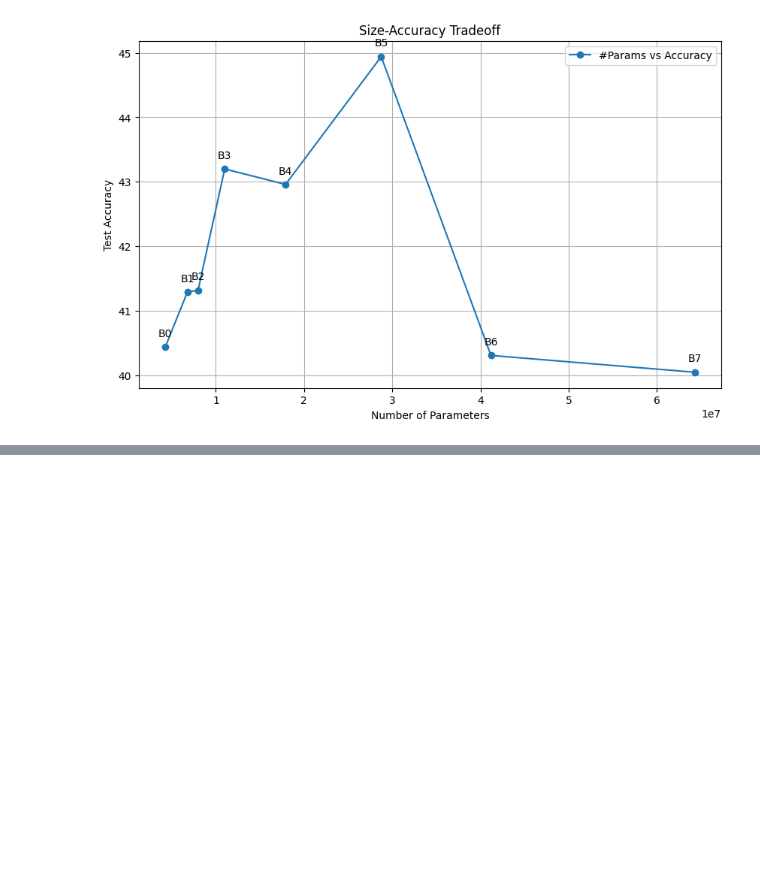
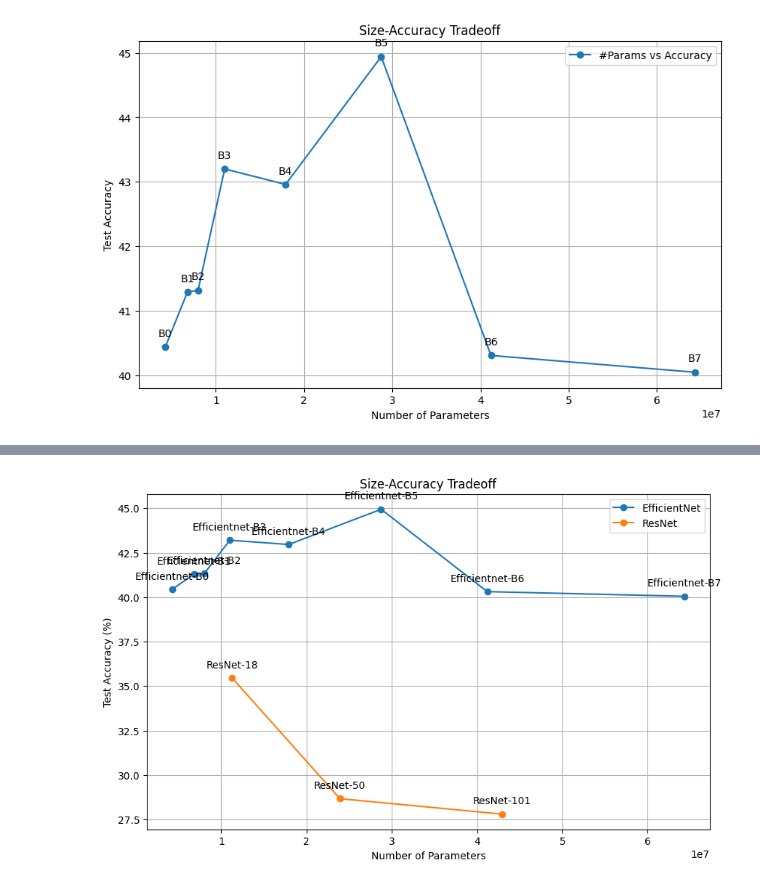
Before and after one commit to soom1017/AUE8088-PA1, a Jupyter notebook: visualize_tradeoff.ipynb, the cells around one changed output, grey strips where cells are left out. Drawn from its saved outputs; the diff is of its cells as text; code cells hidden in the pictures; blank space fills up the shorter version.

```diff
--- a/visualize_tradeoff.ipynb
+++ b/visualize_tradeoff.ipynb
@@ -101,0 +180,34 @@ plt.show()
+# %%
+params = []
+for num in range(8):
+    model = SimpleClassifier(
+        model_name=f'efficientnet_b{num}',
+        num_classes=200,
+    )
+    param = sum(p.numel() for p in model.parameters() if p.requires_grad)
+    params.append(param)
+
+for num in [18, 50, 101]:
+    model = SimpleClassifier(
+        model_name=f'resnet{num}',
+        num_classes=200,
+    )
+    param = sum(p.numel() for p in model.parameters() if p.requires_grad)
+    params.append(param)
+
+plt.figure(figsize=(10, 6))
+plt.plot(params[:-3], accuracies[:-3], marker='o', label='EfficientNet')
+for i in range(len(params)-3):
+    plt.annotate(f'Efficientnet-B{i}', (params[i], accuracies[i]), textcoords="offset points", xytext=(0,10), ha='center')
+plt.plot(params[-3:], accuracies[-3:], marker='o', label='ResNet')
+ann = ['ResNet-18', 'ResNet-50', 'ResNet-101']
+for i in range(len(params)-3, len(params)):
+    plt.annotate(ann[i-(len(params)-3)], (params[i], accuracies[i]), textcoords="offset points", xytext=(0,10), ha='center')
+plt.xlabel('Number of Parameters')
+plt.ylabel('Test Accuracy (%)')
+plt.title('Size-Accuracy Tradeoff')
+plt.legend()
+plt.grid(True)
+plt.show()
+# %% [output]
+[figure, added]
```
Also changed, not shown: parts of 1 cell of this notebook.
